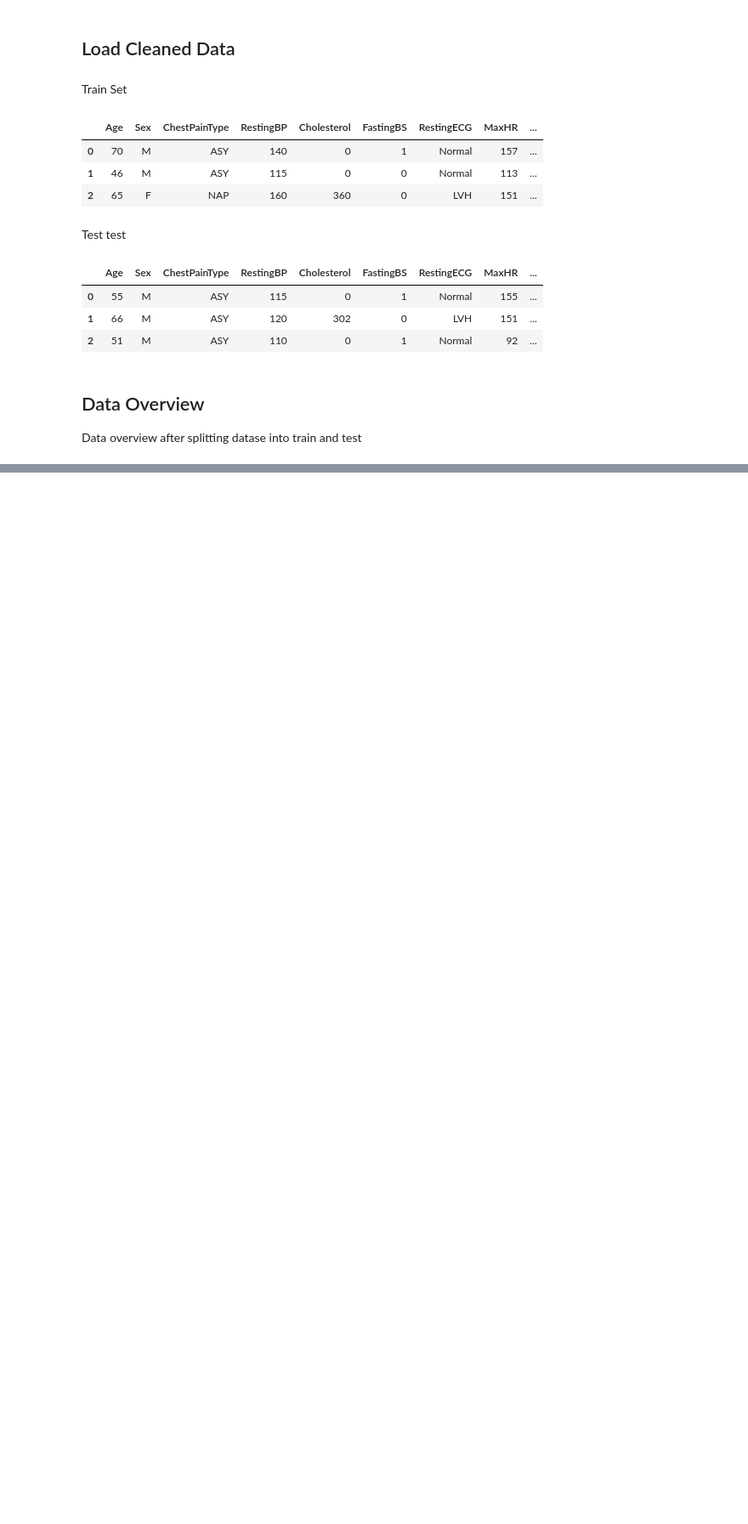
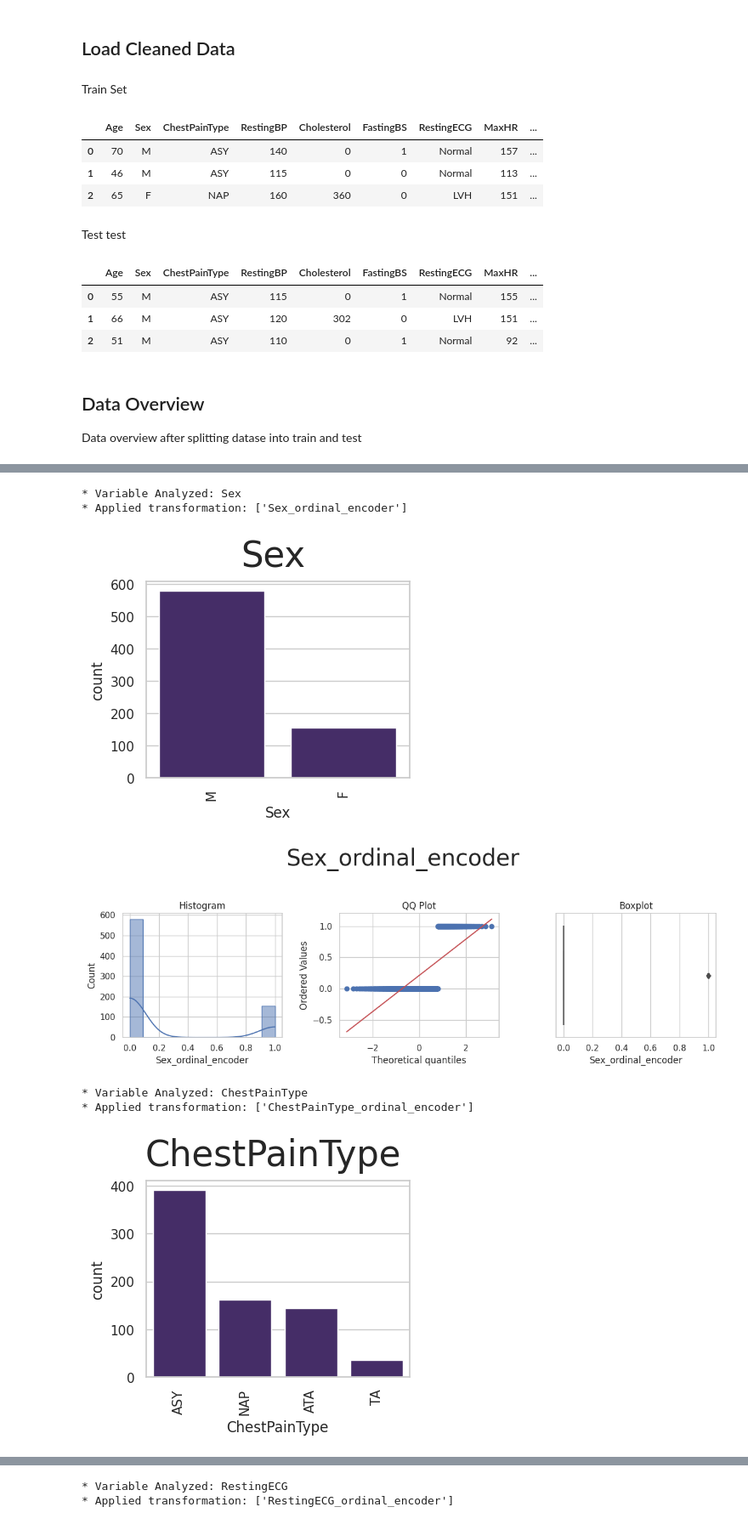
Before and after one commit to AngeloGaeta1990/Heart_attack_risk, a Jupyter notebook: jupyer_notebooks/FeatureEngineering.ipynb, the cells around one changed output, grey strips where cells are left out. Shown at 85% size. Cells and saved outputs as stored; diff of their text form; code cells hidden in the pictures; blank space fills up the shorter version.

Commit message:
feat: feature engineering categorical

```diff
--- a/jupyer_notebooks/FeatureEngineering.ipynb
+++ b/jupyer_notebooks/FeatureEngineering.ipynb
@@ -291,0 +295,4 @@ def FeatEngineering_Numerical(df_feat_eng, column):
+# %%
+train_categorical = TrainSet.select_dtypes(include=['object', 'category'])
+categorical_variables = train_categorical.columns.tolist()
+train_categorical.head()
@@ -291,0 +308,10 @@ def FeatEngineering_Numerical(df_feat_eng, column):
+# %%
+train_categorical = FeatureEngineeringAnalysis(df=train_categorical, analysis_type='ordinal_encoder')
+# %% [output]
+* Variable Analyzed: Sex
+* Applied transformation: ['Sex_ordinal_encoder']
+[figure, added]
+[figure, added]
+* Variable Analyzed: ChestPainType
+* Applied transformation: ['ChestPainType_ordinal_encoder']
+[figure, added]
@@ -291,0 +319,2 @@ def FeatEngineering_Numerical(df_feat_eng, column):
+* Variable Analyzed: RestingECG
+* Applied transformation: ['RestingECG_ordinal_encoder']
```
Also changed, not shown: parts of 24 cells of this notebook, 1 other file.
